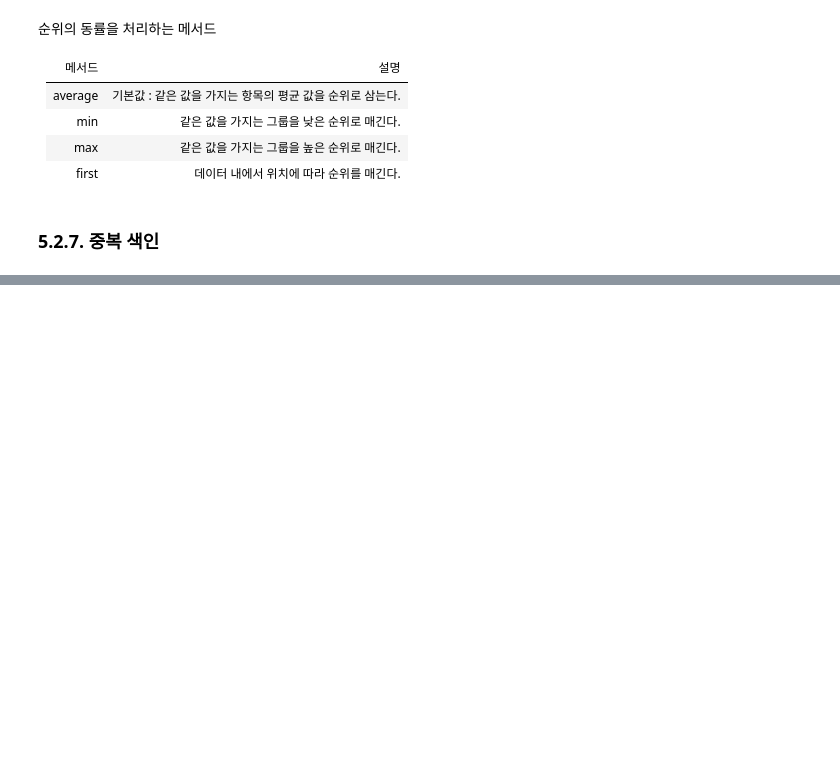
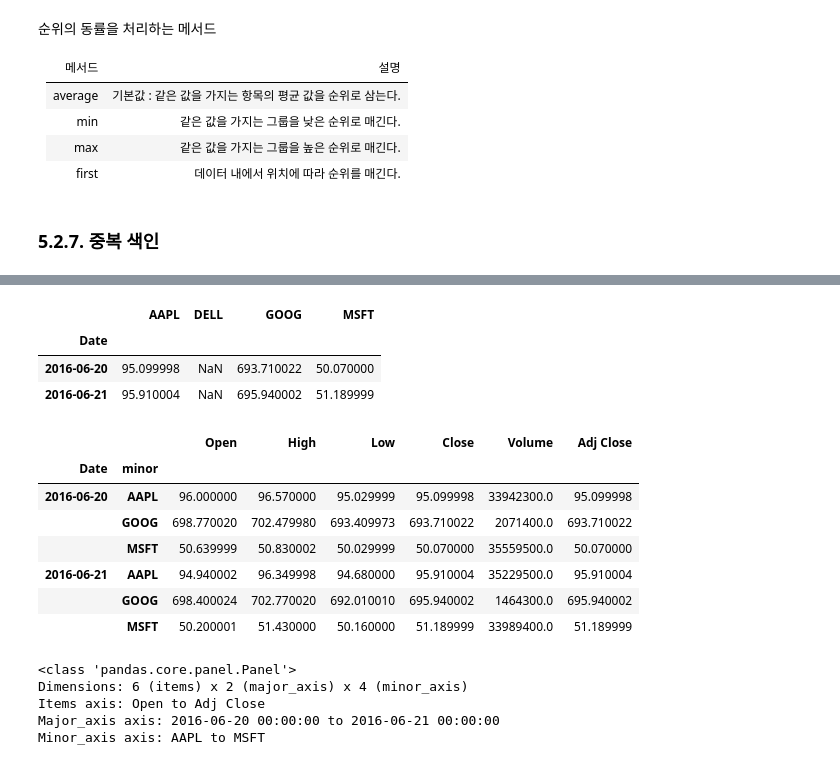
Before and after one commit to tomining/python, a Jupyter notebook: python_for_data_analysis/CH5_Pandas.ipynb, the cells around one changed output, grey strips where cells are left out. Drawn from its saved outputs; the diff is of its cells as text; code cells hidden in the pictures; blank space fills up the shorter version.

```diff
--- a/python_for_data_analysis/CH5_Pandas.ipynb
+++ b/python_for_data_analysis/CH5_Pandas.ipynb
@@ -1439,0 +2455,28 @@ frame.rank(axis=1)
+# %%
+pdata.ix['Adj Close', '6/20/2016':, :]
+# %% [output]
+|  | AAPL | DELL | GOOG | MSFT |
+| Date |  |  |  |  |
+| 2016-06-20 | 95.099998 | NaN | 693.710022 | 50.070000 |
+| 2016-06-21 | 95.910004 | NaN | 695.940002 | 51.189999 |
+# %%
+stacked = pdata.ix[:, '6/20/2016':, :].to_frame()
+# %%
+stacked
+# %% [output]
+|  |  | Open | High | Low | Close | Volume | Adj Close |
+| Date | minor |  |  |  |  |  |  |
+| 2016-06-20 | AAPL | 96.000000 | 96.570000 | 95.029999 | 95.099998 | 33942300.0 | 95.099998 |
+|  | GOOG | 698.770020 | 702.479980 | 693.409973 | 693.710022 | 2071400.0 | 693.710022 |
+|  | MSFT | 50.639999 | 50.830002 | 50.029999 | 50.070000 | 35559500.0 | 50.070000 |
+| 2016-06-21 | AAPL | 94.940002 | 96.349998 | 94.680000 | 95.910004 | 35229500.0 | 95.910004 |
+|  | GOOG | 698.400024 | 702.770020 | 692.010010 | 695.940002 | 1464300.0 | 695.940002 |
+|  | MSFT | 50.200001 | 51.430000 | 50.160000 | 51.189999 | 33989400.0 | 51.189999 |
+# %%
+stacked.to_panel()
+# %% [output]
+<class 'pandas.core.panel.Panel'>
+Dimensions: 6 (items) x 2 (major_axis) x 4 (minor_axis)
+Items axis: Open to Adj Close
+Major_axis axis: 2016-06-20 00:00:00 to 2016-06-21 00:00:00
+Minor_axis axis: AAPL to MSFT
```
Also changed, not shown: parts of 135 cells of this notebook, 2 other files.
